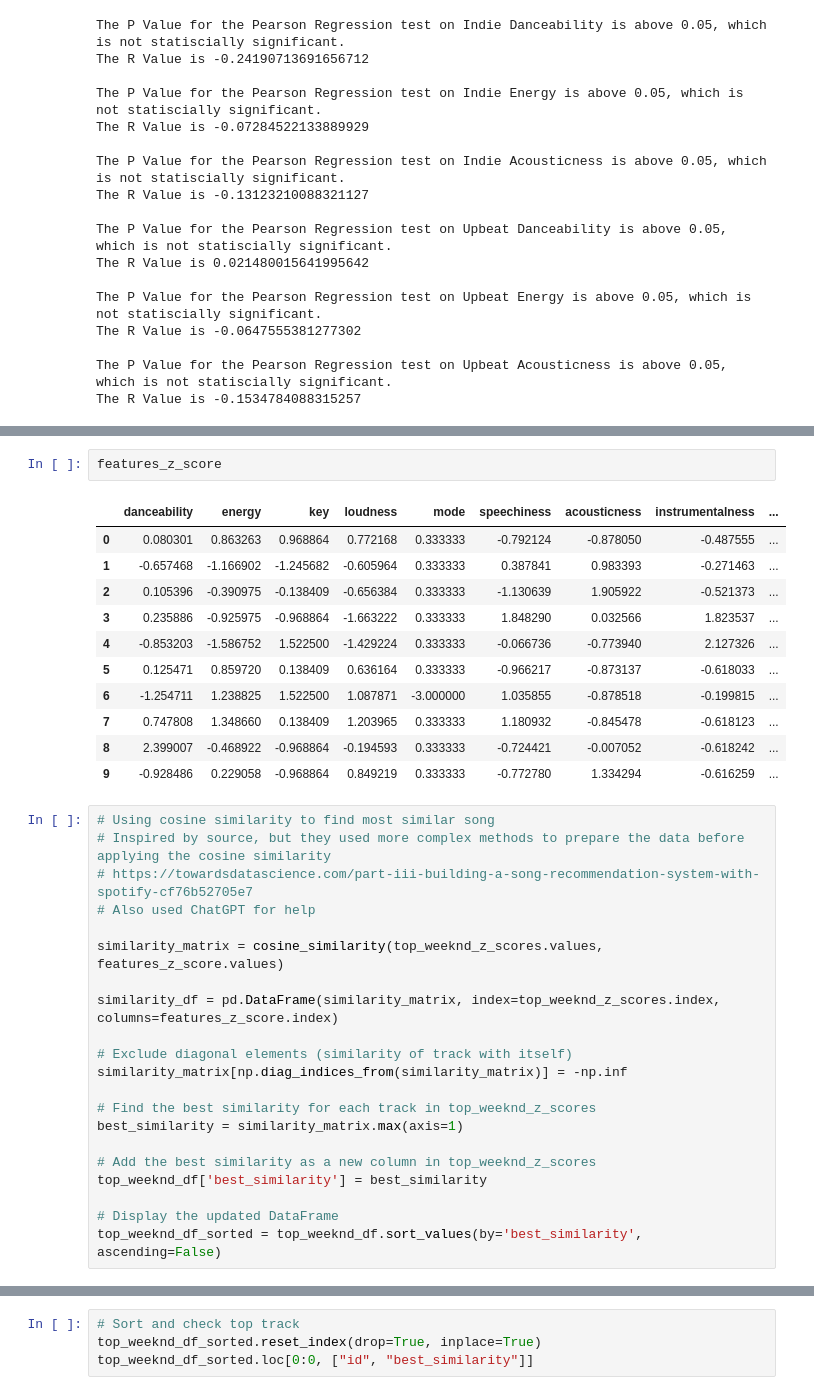
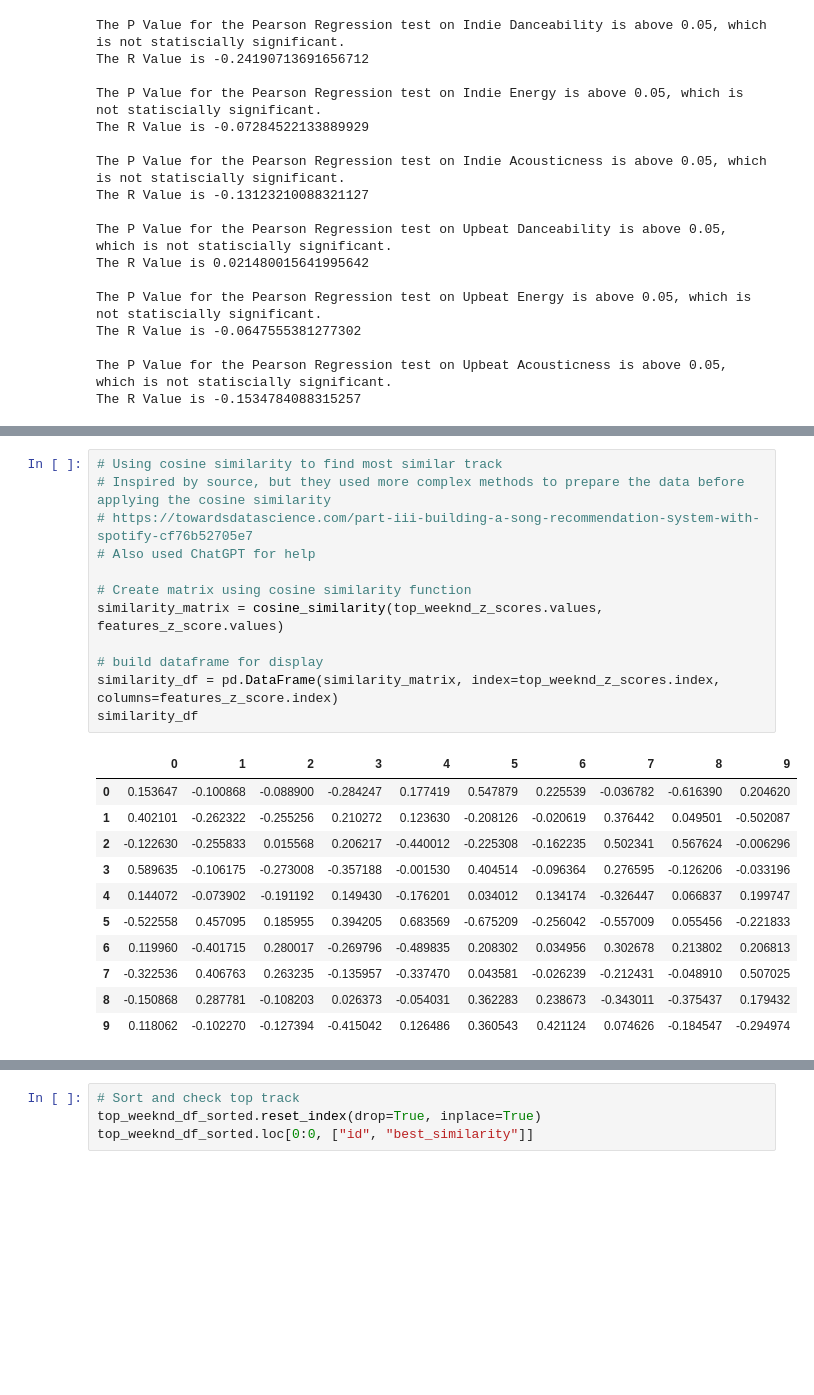
Before and after one commit to tashado/Team5-Project1, a Jupyter notebook: UserDataDailyMix.ipynb, the cells around one changed output, grey strips where cells are left out. Drawn from its saved outputs; the diff is of its cells as text; blank space fills up the shorter version.

```diff
--- a/UserDataDailyMix.ipynb
+++ b/UserDataDailyMix.ipynb
@@ -403,35 +394,24 @@ top_weeknd_z_scores
-# %%
-features_z_score
-# %% [output]
-|  | danceability | energy | key | loudness | mode | speechiness | acousticness | instrumentalness | ... |
-| 0 | 0.080301 | 0.863263 | 0.968864 | 0.772168 | 0.333333 | -0.792124 | -0.878050 | -0.487555 | ... |
-| 1 | -0.657468 | -1.166902 | -1.245682 | -0.605964 | 0.333333 | 0.387841 | 0.983393 | -0.271463 | ... |
-| 2 | 0.105396 | -0.390975 | -0.138409 | -0.656384 | 0.333333 | -1.130639 | 1.905922 | -0.521373 | ... |
-| 3 | 0.235886 | -0.925975 | -0.968864 | -1.663222 | 0.333333 | 1.848290 | 0.032566 | 1.823537 | ... |
-| 4 | -0.853203 | -1.586752 | 1.522500 | -1.429224 | 0.333333 | -0.066736 | -0.773940 | 2.127326 | ... |
-| 5 | 0.125471 | 0.859720 | 0.138409 | 0.636164 | 0.333333 | -0.966217 | -0.873137 | -0.618033 | ... |
-| 6 | -1.254711 | 1.238825 | 1.522500 | 1.087871 | -3.000000 | 1.035855 | -0.878518 | -0.199815 | ... |
-| 7 | 0.747808 | 1.348660 | 0.138409 | 1.203965 | 0.333333 | 1.180932 | -0.845478 | -0.618123 | ... |
-| 8 | 2.399007 | -0.468922 | -0.968864 | -0.194593 | 0.333333 | -0.724421 | -0.007052 | -0.618242 | ... |
-| 9 | -0.928486 | 0.229058 | -0.968864 | 0.849219 | 0.333333 | -0.772780 | 1.334294 | -0.616259 | ... |
 # %%
-# Using cosine similarity to find most similar song
+# Using cosine similarity to find most similar track
 # Inspired by source, but they used more complex methods to prepare the data before applying the cosine similarity
 # https://towardsdatascience.com/part-iii-building-a-song-recommendation-system-with-spotify-cf76b52705e7
 # Also used ChatGPT for help
 
+# Create matrix using cosine similarity function
 similarity_matrix = cosine_similarity(top_weeknd_z_scores.values, features_z_score.values)
 
+# build dataframe for display
 similarity_df = pd.DataFrame(similarity_matrix, index=top_weeknd_z_scores.index, columns=features_z_score.index)
-
-# Exclude diagonal elements (similarity of track with itself)
-similarity_matrix[np.diag_indices_from(similarity_matrix)] = -np.inf
-
-# Find the best similarity for each track in top_weeknd_z_scores
-best_similarity = similarity_matrix.max(axis=1)
-
-# Add the best similarity as a new column in top_weeknd_z_scores
-top_weeknd_df['best_similarity'] = best_similarity
-
-# Display the updated DataFrame
-top_weeknd_df_sorted = top_weeknd_df.sort_values(by='best_similarity', ascending=False)
+similarity_df
+# %% [output]
+|  | 0 | 1 | 2 | 3 | 4 | 5 | 6 | 7 | 8 | 9 |
+| 0 | 0.153647 | -0.100868 | -0.088900 | -0.284247 | 0.177419 | 0.547879 | 0.225539 | -0.036782 | -0.616390 | 0.204620 |
+| 1 | 0.402101 | -0.262322 | -0.255256 | 0.210272 | 0.123630 | -0.208126 | -0.020619 | 0.376442 | 0.049501 | -0.502087 |
+| 2 | -0.122630 | -0.255833 | 0.015568 | 0.206217 | -0.440012 | -0.225308 | -0.162235 | 0.502341 | 0.567624 | -0.006296 |
+| 3 | 0.589635 | -0.106175 | -0.273008 | -0.357188 | -0.001530 | 0.404514 | -0.096364 | 0.276595 | -0.126206 | -0.033196 |
+| 4 | 0.144072 | -0.073902 | -0.191192 | 0.149430 | -0.176201 | 0.034012 | 0.134174 | -0.326447 | 0.066837 | 0.199747 |
+| 5 | -0.522558 | 0.457095 | 0.185955 | 0.394205 | 0.683569 | -0.675209 | -0.256042 | -0.557009 | 0.055456 | -0.221833 |
+| 6 | 0.119960 | -0.401715 | 0.280017 | -0.269796 | -0.489835 | 0.208302 | 0.034956 | 0.302678 | 0.213802 | 0.206813 |
+| 7 | -0.322536 | 0.406763 | 0.263235 | -0.135957 | -0.337470 | 0.043581 | -0.026239 | -0.212431 | -0.048910 | 0.507025 |
+| 8 | -0.150868 | 0.287781 | -0.108203 | 0.026373 | -0.054031 | 0.362283 | 0.238673 | -0.343011 | -0.375437 | 0.179432 |
+| 9 | 0.118062 | -0.102270 | -0.127394 | -0.415042 | 0.126486 | 0.360543 | 0.421124 | 0.074626 | -0.184547 | -0.294974 |
```
Also changed, not shown: parts of 11 cells of this notebook, 2 other files.
